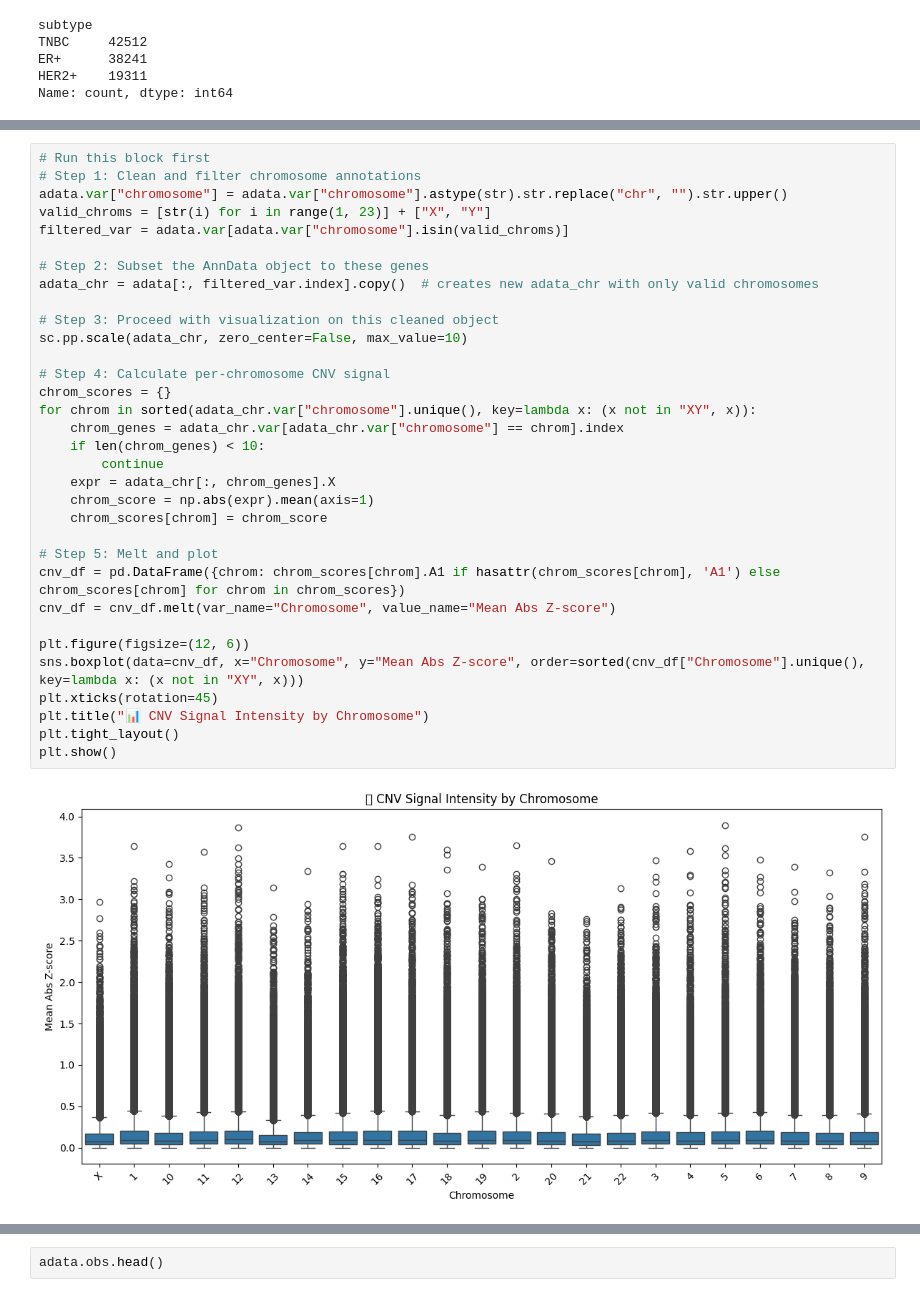
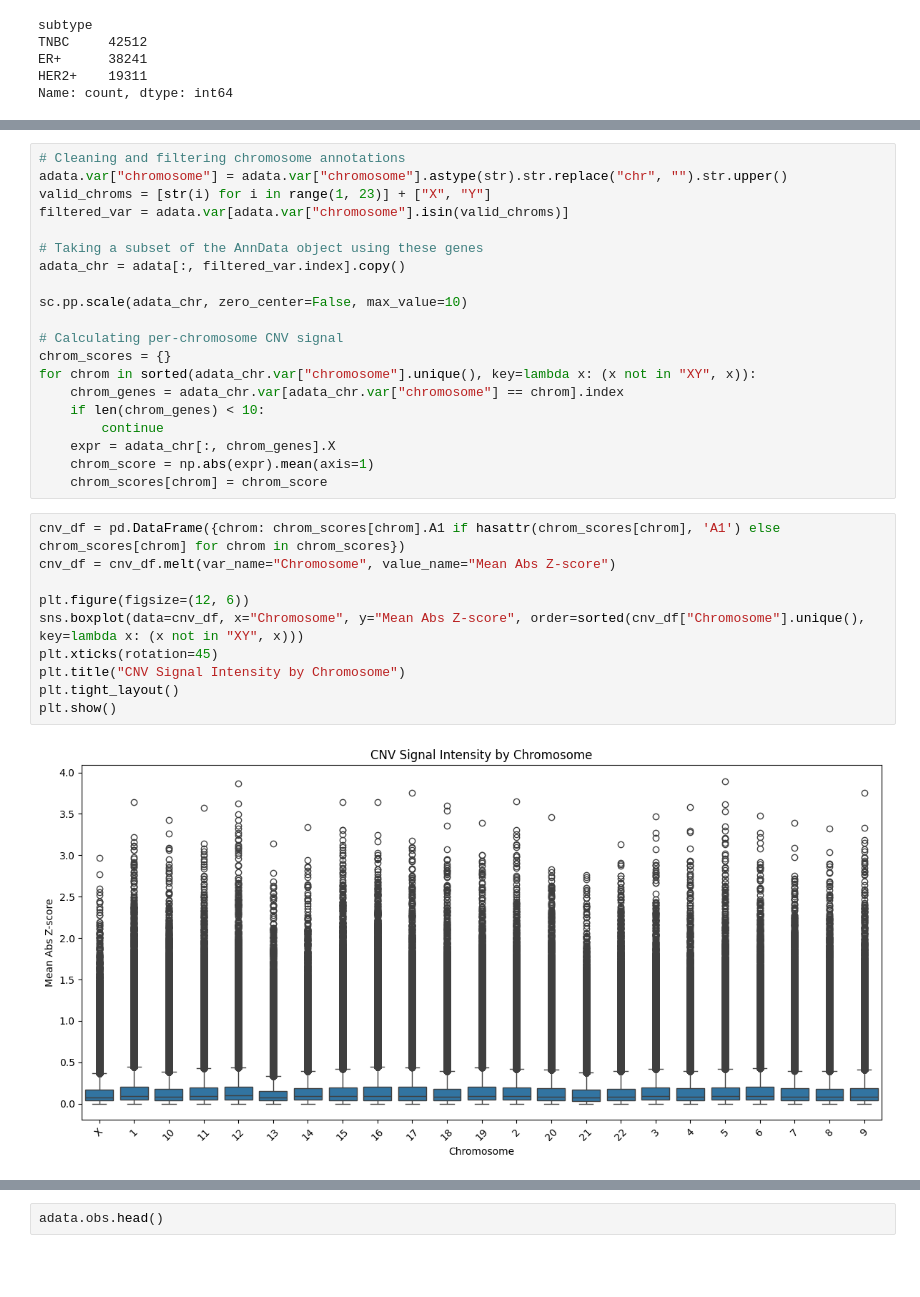
Before and after one commit to oliverraj/interpretable-machine-learning-oncology, a Jupyter notebook: notebooks/GSE176078.ipynb, the cells around one changed output, grey strips where cells are left out. Saved outputs shown, nothing was run; the diff lists cells and outputs as text; blank space fills up the shorter version.

Commit message:
First file refined

```diff
--- a/notebooks/GSE176078.ipynb
+++ b/notebooks/GSE176078.ipynb
@@ -299,17 +373,15 @@ adata.obs.head(2)
 # %%
-# Run this block first
-# Step 1: Clean and filter chromosome annotations
+# Cleaning and filtering chromosome annotations
 adata.var["chromosome"] = adata.var["chromosome"].astype(str).str.replace("chr", "").str.upper()
 valid_chroms = [str(i) for i in range(1, 23)] + ["X", "Y"]
 filtered_var = adata.var[adata.var["chromosome"].isin(valid_chroms)]
 
-# Step 2: Subset the AnnData object to these genes
-adata_chr = adata[:, filtered_var.index].copy()  # creates new adata_chr with only valid chromosomes
+# Taking a subset of the AnnData object using these genes
+adata_chr = adata[:, filtered_var.index].copy()
 
-# Step 3: Proceed with visualization on this cleaned object
 sc.pp.scale(adata_chr, zero_center=False, max_value=10)
 
-# Step 4: Calculate per-chromosome CNV signal
+# Calculating per-chromosome CNV signal
 chrom_scores = {}
 for chrom in sorted(adata_chr.var["chromosome"].unique(), key=lambda x: (x not in "XY", x)):
     chrom_genes = adata_chr.var[adata_chr.var["chromosome"] == chrom].index
@@ -318,19 +390,18 @@ for chrom in sorted(adata_chr.var["chromosome"].unique(), key=lambda x: (x not i
     expr = adata_chr[:, chrom_genes].X
     chrom_score = np.abs(expr).mean(axis=1)
     chrom_scores[chrom] = chrom_score
-
-# Step 5: Melt and plot
-cnv_df = pd.DataFrame({chrom: chrom_scores[chrom].A1 if hasattr(chrom_scores[chrom], 'A1') else chrom_scores[chrom] for chrom in chrom_scores})
-cnv_df = cnv_df.melt(var_name="Chromosome", value_name="Mean Abs Z-score")
-
-plt.figure(figsize=(12, 6))
-sns.boxplot(data=cnv_df, x="Chromosome", y="Mean Abs Z-score", order=sorted(cnv_df["Chromosome"].unique(), key=lambda x: (x not in "XY", x)))
-plt.xticks(rotation=45)
-plt.title("📊 CNV Signal Intensity by Chromosome")
-plt.tight_layout()
-plt.show()
-# %% [output]
-[figure, removed]
+# %%
+cnv_df = pd.DataFrame({chrom: chrom_scores[chrom].A1 if hasattr(chrom_scores[chrom], 'A1') else chrom_scores[chrom] for chrom in chrom_scores})
+cnv_df = cnv_df.melt(var_name="Chromosome", value_name="Mean Abs Z-score")
+
+plt.figure(figsize=(12, 6))
+sns.boxplot(data=cnv_df, x="Chromosome", y="Mean Abs Z-score", order=sorted(cnv_df["Chromosome"].unique(), key=lambda x: (x not in "XY", x)))
+plt.xticks(rotation=45)
+plt.title("CNV Signal Intensity by Chromosome")
+plt.tight_layout()
+plt.show()
+# %% [output]
+[figure, added]
 # %%
 # Calculate the mean (or median, which is more robust to outliers) of Mean Abs Z-score for each chromosome
 chromosome_cnv_summary = cnv_df.groupby("Chromosome")["Mean Abs Z-score"].mean().sort_values(ascending=False)
```
Also changed, not shown: parts of 30 cells of this notebook.
